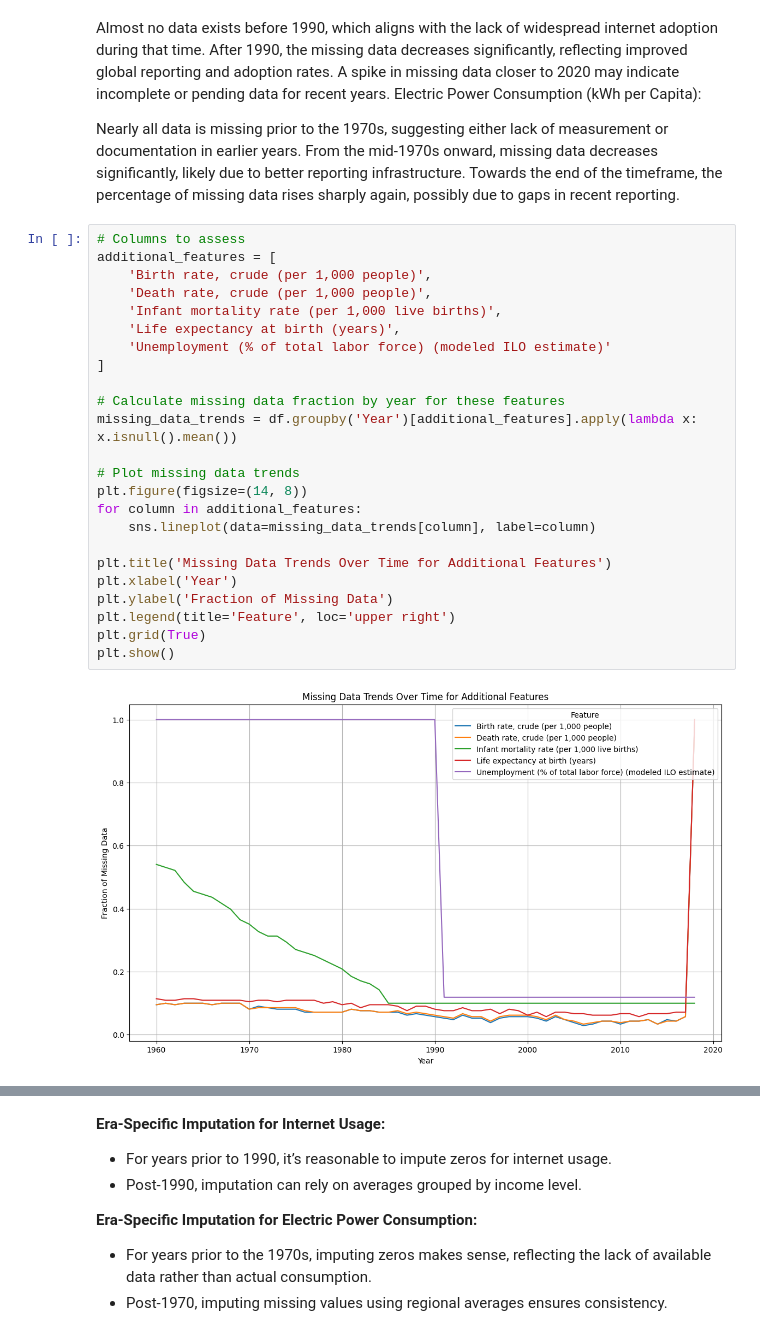
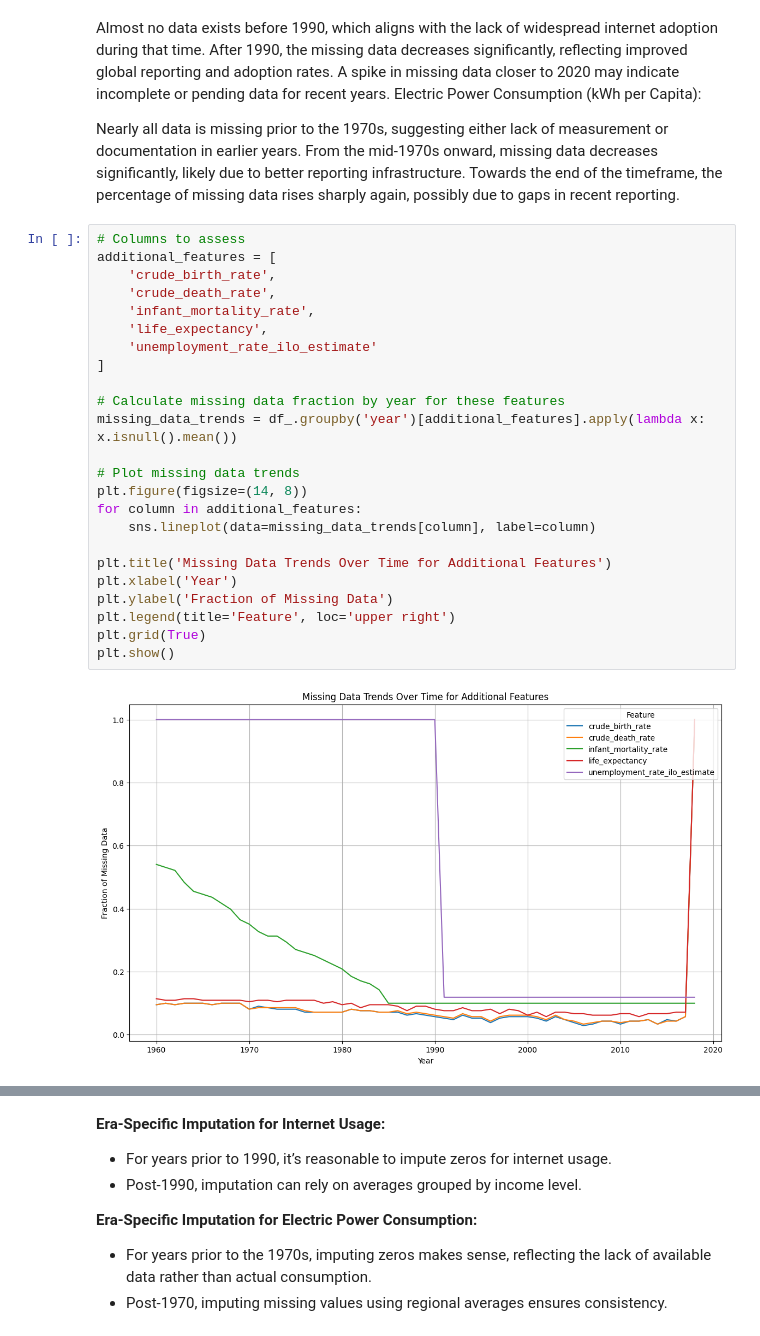
Before and after one commit to Siino-Z/Siino-Z.github.io, a Jupyter notebook: iPortfolio/Project3/WBReport.ipynb, the cells around one changed output, grey strips where cells are left out. Drawn from its saved outputs; the diff is of its cells as text.

```diff
--- a/iPortfolio/Project3/WBReport.ipynb
+++ b/iPortfolio/Project3/WBReport.ipynb
@@ -204,26 +204,26 @@ Towards the end of the timeframe, the percentage of missing data rises sharply a
 # %%
 # Columns to assess
 additional_features = [
-    'Birth rate, crude (per 1,000 people)',
-    'Death rate, crude (per 1,000 people)',
-    'Infant mortality rate (per 1,000 live births)',
-    'Life expectancy at birth (years)',
-    'Unemployment (% of total labor force) (modeled ILO estimate)'
+    'crude_birth_rate',
+    'crude_death_rate',
+    'infant_mortality_rate',
+    'life_expectancy',
+    'unemployment_rate_ilo_estimate'
 ]
 
 # Calculate missing data fraction by year for these features
-missing_data_trends = df.groupby('Year')[additional_features].apply(lambda x: x.isnull().mean())
+missing_data_trends = df_.groupby('year')[additional_features].apply(lambda x: x.isnull().mean())
 
 # Plot missing data trends
 plt.figure(figsize=(14, 8))
 for column in additional_features:
     sns.lineplot(data=missing_data_trends[column], label=column)
 
 plt.title('Missing Data Trends Over Time for Additional Features')
 plt.xlabel('Year')
 plt.ylabel('Fraction of Missing Data')
 plt.legend(title='Feature', loc='upper right')
 plt.grid(True)
 plt.show()
 # %% [output]
-[figure, old version]
+[figure, new version]
```
Also changed, not shown: parts of 37 cells of this notebook.
